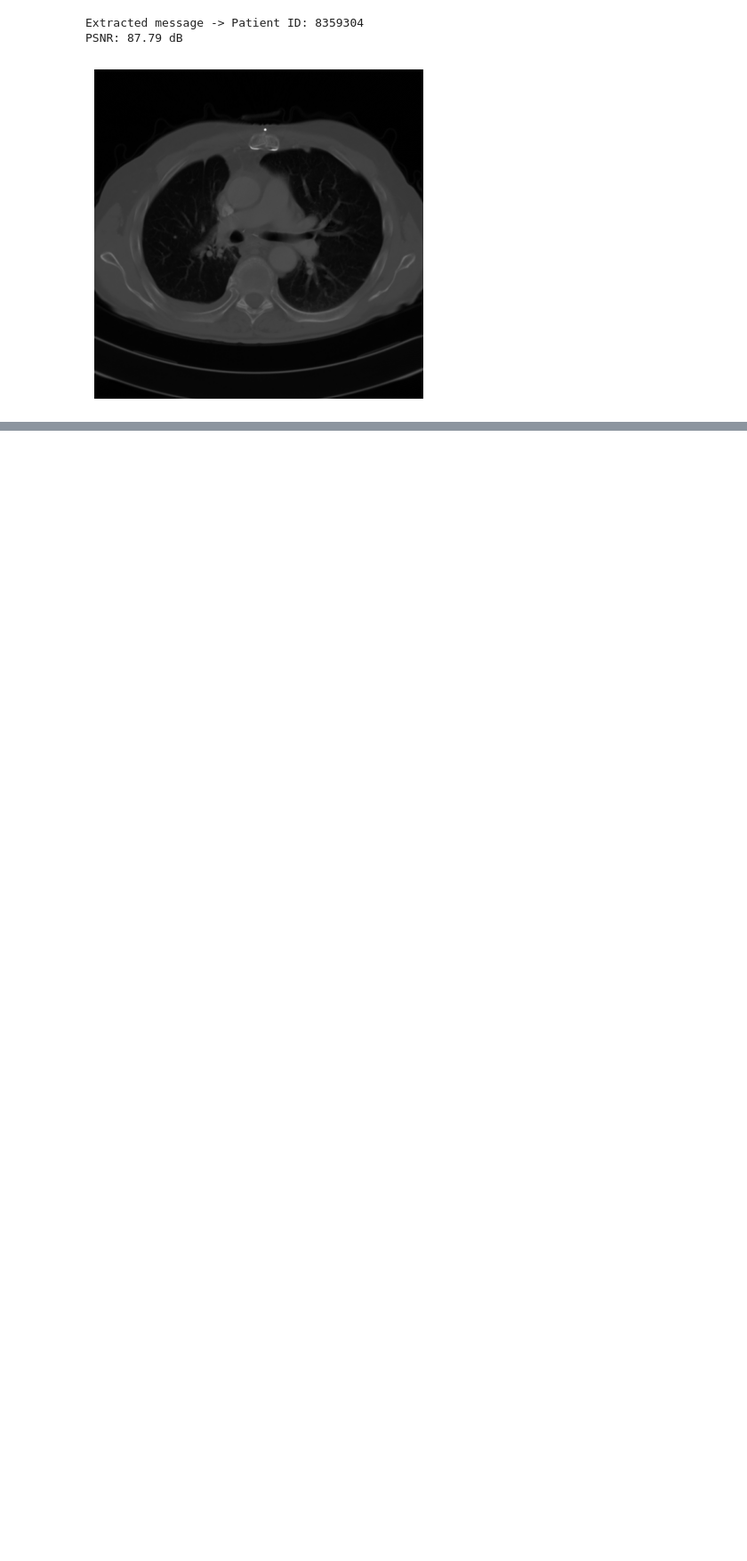
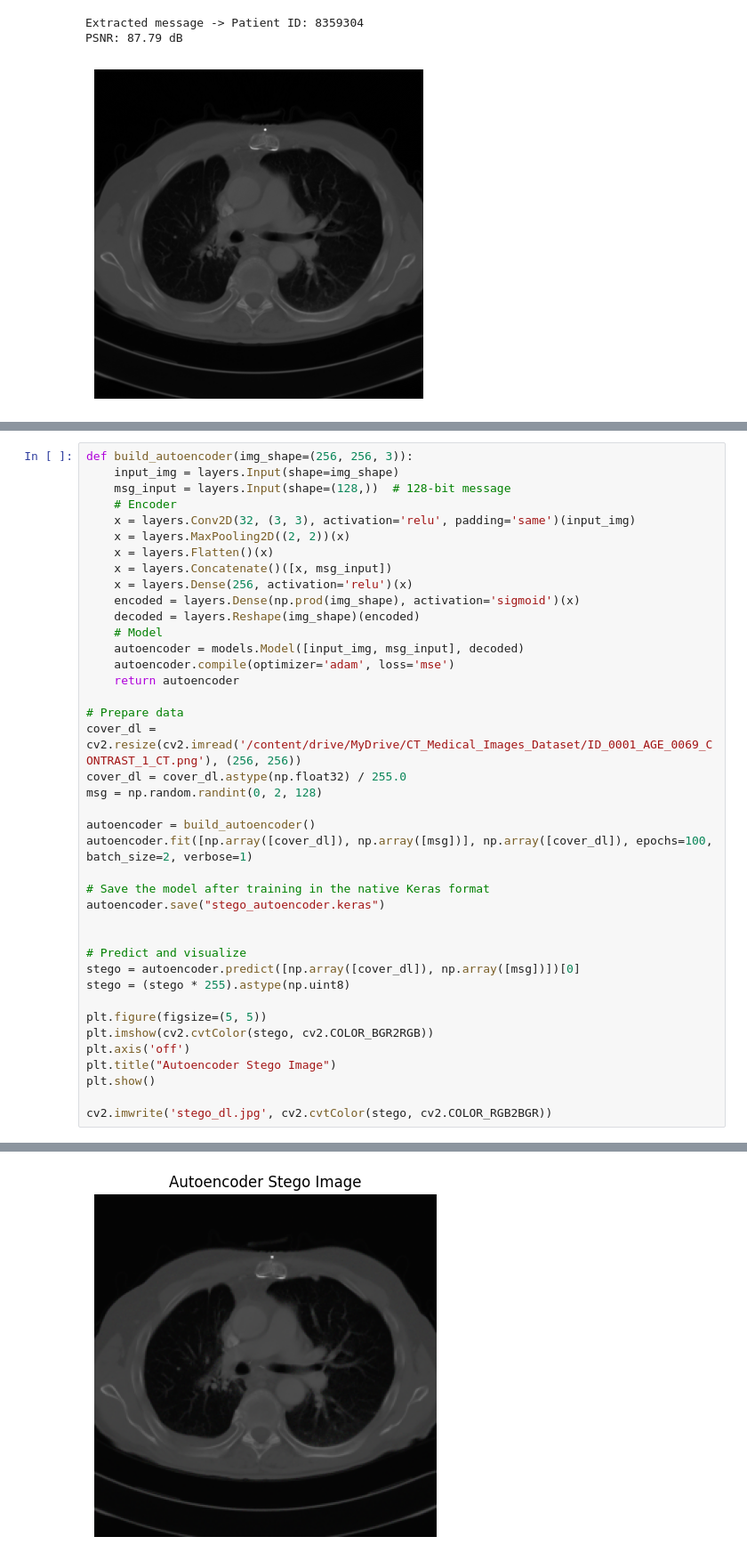
Before and after one commit to Munazza-Farees/edunet-virtual-internship, a Jupyter notebook: Steganography_System.ipynb, the cells around one changed output, grey strips where cells are left out. Shown at 89% size. Drawn from its saved outputs; the diff is of its cells as text; blank space fills up the shorter version.

Commit message:
Work 3: Deep Learning Basics and Autoencoder Model

```diff
--- a/Steganography_System.ipynb
+++ b/Steganography_System.ipynb
@@ -126,0 +117,41 @@ Decrypted message -> Patient ID: 8359304
+# %%
+def build_autoencoder(img_shape=(256, 256, 3)):
+    input_img = layers.Input(shape=img_shape)
+    msg_input = layers.Input(shape=(128,))  # 128-bit message
+    # Encoder
+    x = layers.Conv2D(32, (3, 3), activation='relu', padding='same')(input_img)
+    x = layers.MaxPooling2D((2, 2))(x)
+    x = layers.Flatten()(x)
+    x = layers.Concatenate()([x, msg_input])
+    x = layers.Dense(256, activation='relu')(x)
+    encoded = layers.Dense(np.prod(img_shape), activation='sigmoid')(x)
+    decoded = layers.Reshape(img_shape)(encoded)
+    # Model
+    autoencoder = models.Model([input_img, msg_input], decoded)
+    autoencoder.compile(optimizer='adam', loss='mse')
+    return autoencoder
+
+# Prepare data
+cover_dl = cv2.resize(cv2.imread('/content/drive/MyDrive/CT_Medical_Images_Dataset/ID_0001_AGE_0069_CONTRAST_1_CT.png'), (256, 256))
+cover_dl = cover_dl.astype(np.float32) / 255.0
+msg = np.random.randint(0, 2, 128)
+
+autoencoder = build_autoencoder()
+autoencoder.fit([np.array([cover_dl]), np.array([msg])], np.array([cover_dl]), epochs=100, batch_size=2, verbose=1)
+
+# Save the model after training in the native Keras format
+autoencoder.save("stego_autoencoder.keras")
+
+
+# Predict and visualize
+stego = autoencoder.predict([np.array([cover_dl]), np.array([msg])])[0]
+stego = (stego * 255).astype(np.uint8)
+
+plt.figure(figsize=(5, 5))
+plt.imshow(cv2.cvtColor(stego, cv2.COLOR_BGR2RGB))
+plt.axis('off')
+plt.title("Autoencoder Stego Image")
+plt.show()
+
+cv2.imwrite('stego_dl.jpg', cv2.cvtColor(stego, cv2.COLOR_RGB2BGR))
+# %% [output]
@@ -126,0 +175 @@ Decrypted message -> Patient ID: 8359304
+[figure, added]
```
Also changed, not shown: parts of 7 cells of this notebook.
